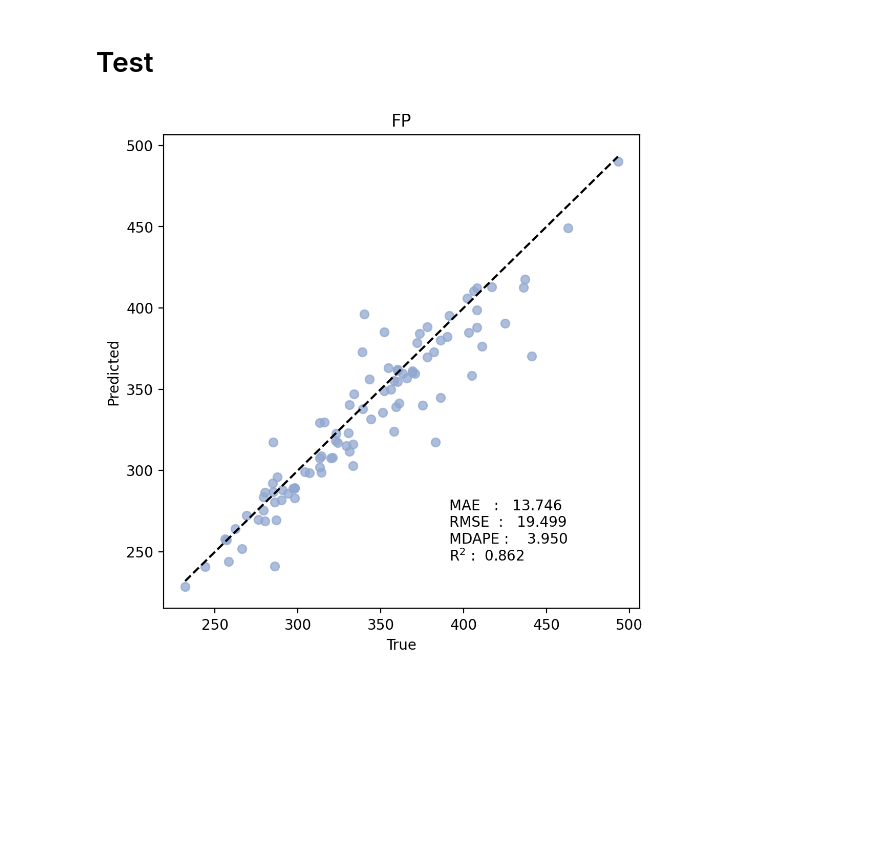
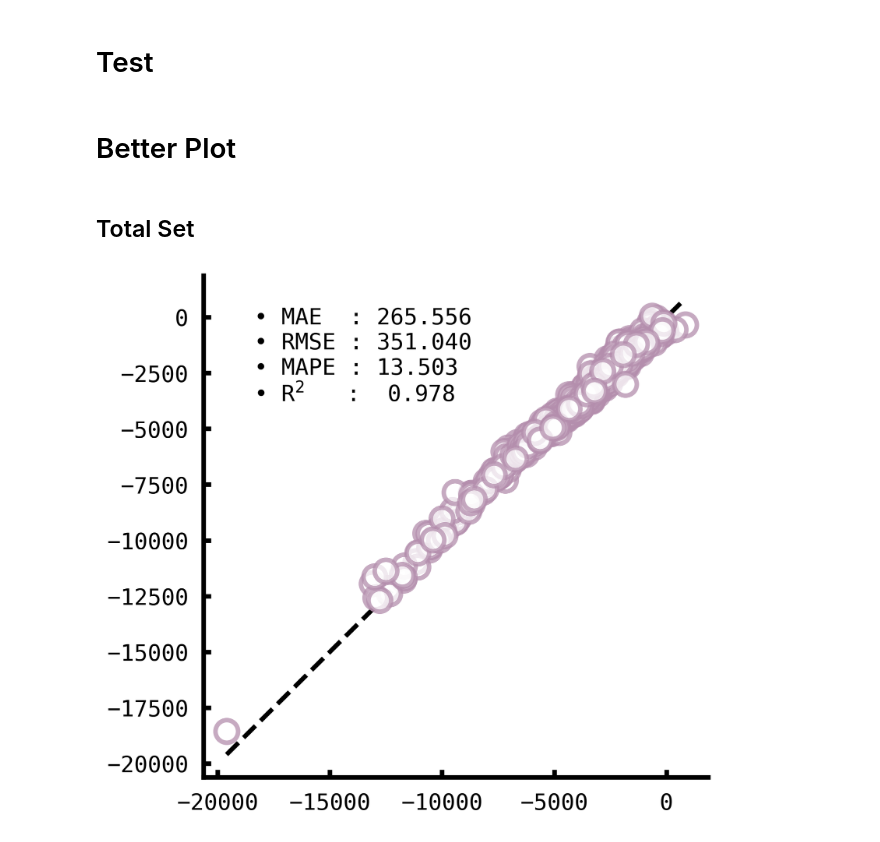
Before and after one commit to SinsuSquid/Chemomile, a Jupyter notebook: Notebooks/Training.ipynb, the cells around one changed output. Saved outputs shown, nothing was run; the diff lists cells and outputs as text; code cells hidden in the pictures; blank space fills up the shorter version.

```diff
--- a/Notebooks/Training.ipynb
+++ b/Notebooks/Training.ipynb
@@ -67,6 +120,60 @@ train.lossCurve()
 # %% [markdown]
 # Test
 # %%
-train.TPPlot()
+# train.TPPlot()
-# %% [output]
-[figure, removed]
+# %% [markdown]
+# Better Plot
+# %% [markdown]
+## Total Set
+# %%
+import matplotlib.pyplot as plt
+plt.rcParams['font.family'] = 'DejaVu Sans Mono'
+
+##########################
+AXISWIDTH = 3
+MARKERSIZE = 15
+FONTSIZE_LABEL = 20
+FONTSIZE_TICK = 15
+TICK_PAD = 10
+TICK_LENGTH = 5
+MARKEREDGE = 3
+COLOR = "#B48EAD"
+ALPHA = 0.75
+##########################
+
+true, pred = train.eval(total = True)
+train.metrics(true, pred)
+
+fig = plt.figure(figsize = (6,6), dpi = 300)
+ax = plt.gca()
+
+if parameters['target'] == "HCOM":
+    true = true * 1.0E-6
+    pred = pred * 1.0E-6
+    train.metrics(true, pred)
+
+ax.plot([true.min(), true.max()], [true.min(), true.max()],
+        color = 'k', linestyle = '--', linewidth = AXISWIDTH)
+ax.plot(true, pred, marker = 'o', alpha = ALPHA,
+        color = "#FFFFFF", markeredgecolor = COLOR, markeredgewidth = MARKEREDGE, markersize = MARKERSIZE)
+
+annot = f"• MAE  : {train.mae:>6.3f}\n• RMSE : {train.rmse:>6.3f}\n• MAPE : {train.mdape:>4.3f}\n• R$^2$   : {train.r2:>6.3f}"
+ax.annotate(annot, xy = (0.1, 0.75), xycoords = 'axes fraction', fontsize = FONTSIZE_TICK)
+
+ax.spines['left'].set_linewidth(AXISWIDTH)
+ax.spines['right'].set_visible(False)
+ax.spines['top'].set_visible(False)
+ax.spines['bottom'].set_linewidth(AXISWIDTH)
+
+# ax.set_title(f"{parameters['target']}", fontsize = FONTSIZE_LABEL)
+# ax.set_xlabel("True", fontsize = FONTSIZE_LABEL)
+# ax.set_ylabel("Predicted", fontsize = FONTSIZE_LABEL)
+ax.tick_params(labelsize = FONTSIZE_TICK, width = AXISWIDTH, length = TICK_LENGTH, direction = 'in', pad = TICK_PAD)
+
+plt.savefig(f"{parameters['target']}_total.png", dpi = 300)
+plt.show()
+
+xlim = [true.min(), true.max()]
+ylim = [true.min(), true.max()]
+# %% [output]
+[figure, added]
```
Also changed, not shown: parts of 10 cells of this notebook, 16 other files.
